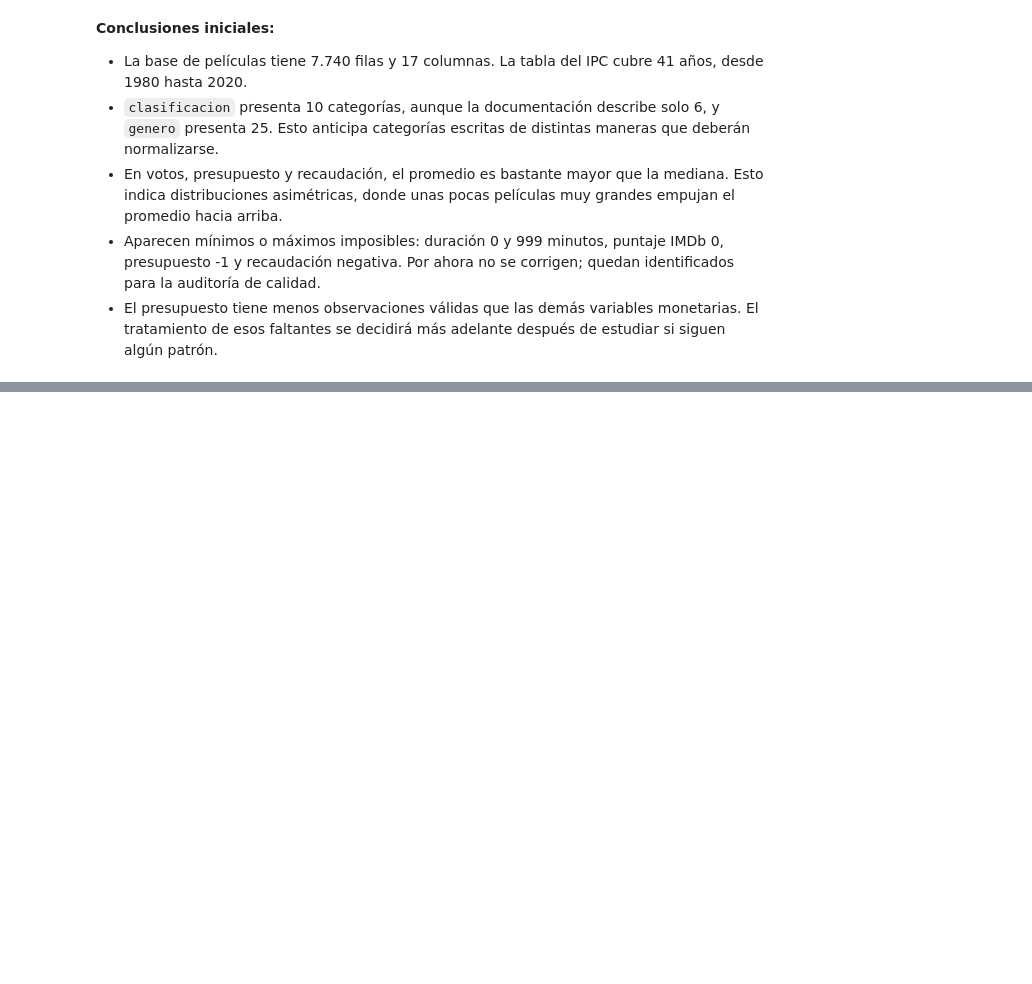
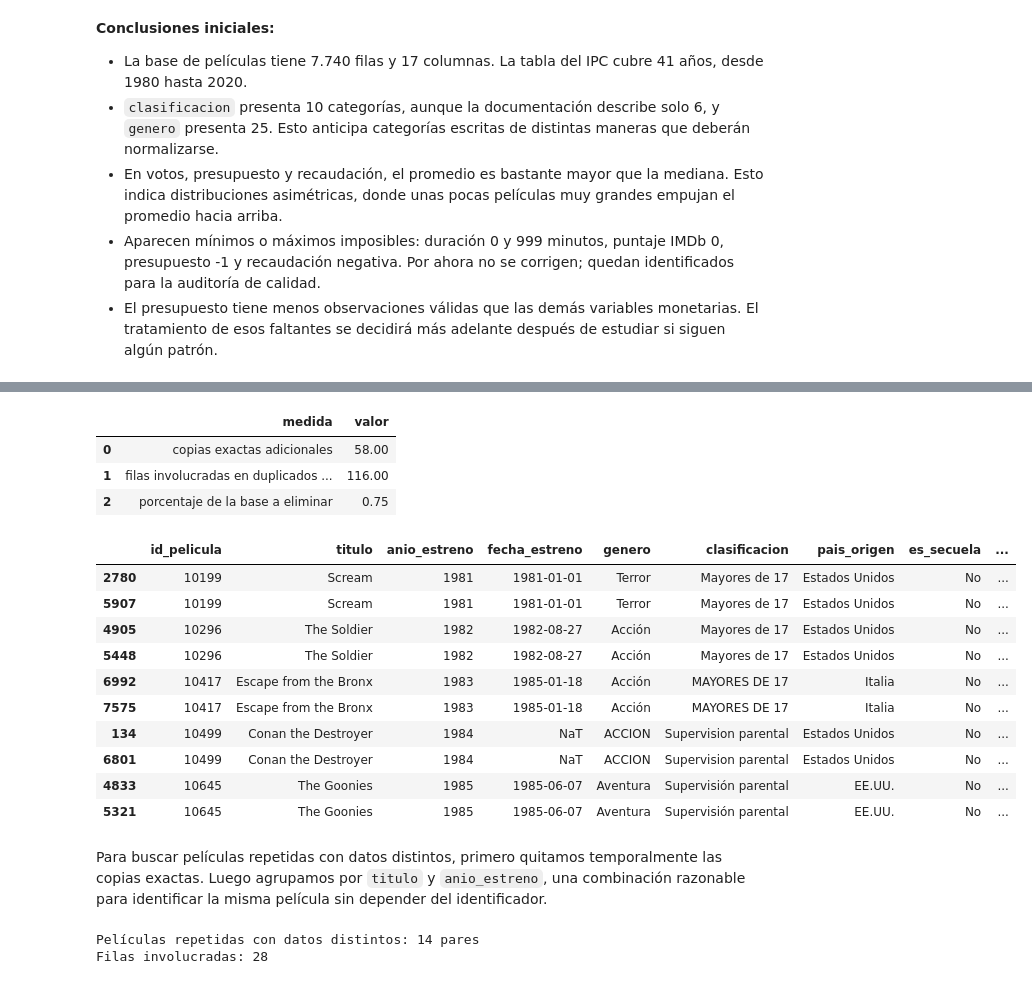
Before and after one commit to alvareezvicente-code/Vicente-Alvarez-programacion-analitica-2, a Jupyter notebook: notebooks/analisis.ipynb, the cells around one changed output, grey strips where cells are left out. Saved outputs shown, nothing was run; the diff lists cells and outputs as text; code cells hidden in the pictures; blank space fills up the shorter version.

Commit message:
Analizar duplicados y peliculas repetidas

```diff
--- a/notebooks/analisis.ipynb
+++ b/notebooks/analisis.ipynb
@@ -189,0 +194,64 @@ descripcion_ipc
+# %%
+duplicados_exactos_extra = peliculas.duplicated().sum()
+filas_en_duplicados_exactos = peliculas.duplicated(keep=False).sum()
+porcentaje_duplicados_exactos = duplicados_exactos_extra / len(peliculas) * 100
+
+resumen_duplicados = pd.DataFrame({
+    "medida": [
+        "copias exactas adicionales",
+        "filas involucradas en duplicados exactos",
+        "porcentaje de la base a eliminar",
+    ],
+    "valor": [
+        duplicados_exactos_extra,
+        filas_en_duplicados_exactos,
+        round(porcentaje_duplicados_exactos, 2),
+    ],
+})
+resumen_duplicados
+# %% [output]
+|  | medida | valor |
+| 0 | copias exactas adicionales | 58.00 |
+| 1 | filas involucradas en duplicados ... | 116.00 |
+| 2 | porcentaje de la base a eliminar | 0.75 |
+# %%
+ejemplos_duplicados_exactos = (
+    peliculas[peliculas.duplicated(keep=False)]
+    .sort_values(["id_pelicula", "titulo"])
+    .head(10)
+)
+ejemplos_duplicados_exactos
+# %% [output]
+|  | id_pelicula | titulo | anio_estreno | fecha_estreno | genero | clasificacion | pais_origen | es_secuela | ... |
+| 2780 | 10199 | Scream | 1981 | 1981-01-01 | Terror | Mayores de 17 | Estados Unidos | No | ... |
+| 5907 | 10199 | Scream | 1981 | 1981-01-01 | Terror | Mayores de 17 | Estados Unidos | No | ... |
+| 4905 | 10296 | The Soldier | 1982 | 1982-08-27 | Acción | Mayores de 17 | Estados Unidos | No | ... |
+| 5448 | 10296 | The Soldier | 1982 | 1982-08-27 | Acción | Mayores de 17 | Estados Unidos | No | ... |
+| 6992 | 10417 | Escape from the Bronx | 1983 | 1985-01-18 | Acción | MAYORES DE 17 | Italia | No | ... |
+| 7575 | 10417 | Escape from the Bronx | 1983 | 1985-01-18 | Acción | MAYORES DE 17 | Italia | No | ... |
+| 134 | 10499 | Conan the Destroyer | 1984 | NaT | ACCION | Supervision parental | Estados Unidos | No | ... |
+| 6801 | 10499 | Conan the Destroyer | 1984 | NaT | ACCION | Supervision parental | Estados Unidos | No | ... |
+| 4833 | 10645 | The Goonies | 1985 | 1985-06-07 | Aventura | Supervisión parental | EE.UU. | No | ... |
+| 5321 | 10645 | The Goonies | 1985 | 1985-06-07 | Aventura | Supervisión parental | EE.UU. | No | ... |
+# %% [markdown]
+Para buscar películas repetidas con datos distintos, primero quitamos temporalmente las copias exactas. Luego agrupamos por `titulo` y `anio_estreno`, una combinación razonable para identificar la misma película sin depender del identificador.
+# %%
+peliculas_sin_copias_exactas = peliculas.drop_duplicates()
+
+mascara_repetidas_distintas = peliculas_sin_copias_exactas.duplicated(
+    subset=["titulo", "anio_estreno"], keep=False
+)
+peliculas_repetidas_distintas = (
+    peliculas_sin_copias_exactas[mascara_repetidas_distintas]
+    .sort_values(["titulo", "anio_estreno", "id_pelicula"])
+)
+
+cantidad_grupos_repetidos = peliculas_repetidas_distintas.groupby(
+    ["titulo", "anio_estreno"]
+).ngroups
+
+print(f"Películas repetidas con datos distintos: {cantidad_grupos_repetidos} pares")
+print(f"Filas involucradas: {len(peliculas_repetidas_distintas)}")
+# %% [output]
+Películas repetidas con datos distintos: 14 pares
+Filas involucradas: 28
```
Also changed, not shown: parts of 3 cells of this notebook.
